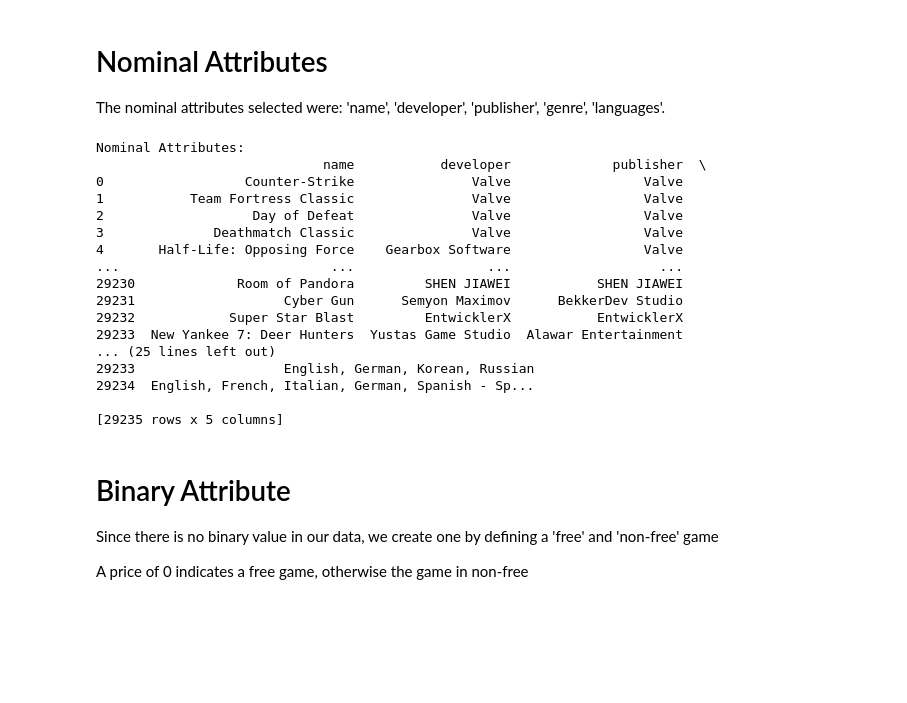
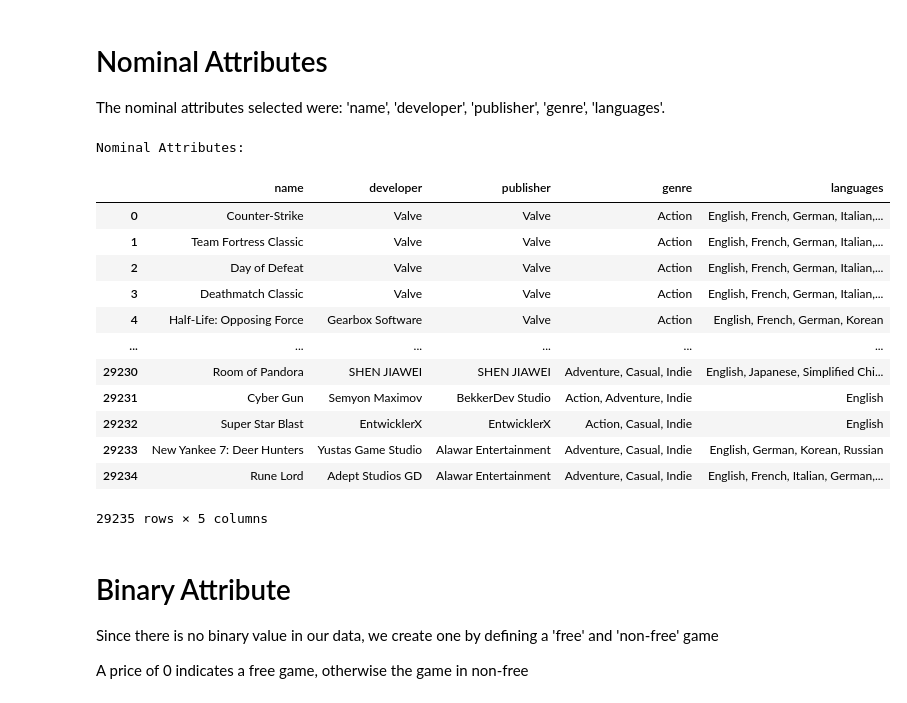
Before and after one commit to Florrena/project, a Jupyter notebook: 1.ipynb, the cells around one changed output. Cells and saved outputs as stored; diff of their text form; code cells hidden in the pictures; blank space fills up the shorter version.

```diff
--- a/1.ipynb
+++ b/1.ipynb
@@ -207,26 +207,23 @@ data_sorted
 # %%
 # Assuming 'name', 'developer', 'publisher', 'genre', 'languages' columns are nominal attributes
 nominal_attributes_values = data[['name', 'developer', 'publisher', 'genre', 'languages']]
 print("Nominal Attributes:")
-print(nominal_attributes_values)
+nominal_attributes_values
 # %% [output]
 Nominal Attributes:
-                             name           developer             publisher  \
-0                  Counter-Strike               Valve                 Valve
-1           Team Fortress Classic               Valve                 Valve
-2                   Day of Defeat               Valve                 Valve
-3              Deathmatch Classic               Valve                 Valve
-4       Half-Life: Opposing Force    Gearbox Software                 Valve
-...                           ...                 ...                   ...
-29230             Room of Pandora         SHEN JIAWEI           SHEN JIAWEI
-29231                   Cyber Gun      Semyon Maximov      BekkerDev Studio
-29232            Super Star Blast         EntwicklerX           EntwicklerX
-29233  New Yankee 7: Deer Hunters  Yustas Game Studio  Alawar Entertainment
-... (25 lines left out)
-29233                   English, German, Korean, Russian
-29234  English, French, Italian, German, Spanish - Sp...
-
-[29235 rows x 5 columns]
+|  | name | developer | publisher | genre | languages |
+| 0 | Counter-Strike | Valve | Valve | Action | English, French, German, Italian,... |
+| 1 | Team Fortress Classic | Valve | Valve | Action | English, French, German, Italian,... |
+| 2 | Day of Defeat | Valve | Valve | Action | English, French, German, Italian,... |
+| 3 | Deathmatch Classic | Valve | Valve | Action | English, French, German, Italian,... |
+| 4 | Half-Life: Opposing Force | Gearbox Software | Valve | Action | English, French, German, Korean |
+| ... | ... | ... | ... | ... | ... |
+| 29230 | Room of Pandora | SHEN JIAWEI | SHEN JIAWEI | Adventure, Casual, Indie | English, Japanese, Simplified Chi... |
+| 29231 | Cyber Gun | Semyon Maximov | BekkerDev Studio | Action, Adventure, Indie | English |
+| 29232 | Super Star Blast | EntwicklerX | EntwicklerX | Action, Casual, Indie | English |
+| 29233 | New Yankee 7: Deer Hunters | Yustas Game Studio | Alawar Entertainment | Adventure, Casual, Indie | English, German, Korean, Russian |
+| 29234 | Rune Lord | Adept Studios GD | Alawar Entertainment | Adventure, Casual, Indie | English, French, Italian, German,... |
+29235 rows × 5 columns
 # %% [markdown]
 # Binary Attribute
 Since there is no binary value in our data, we create one by defining a 'free' and 'non-free' game
```
Also changed, not shown: parts of 2 cells of this notebook.
